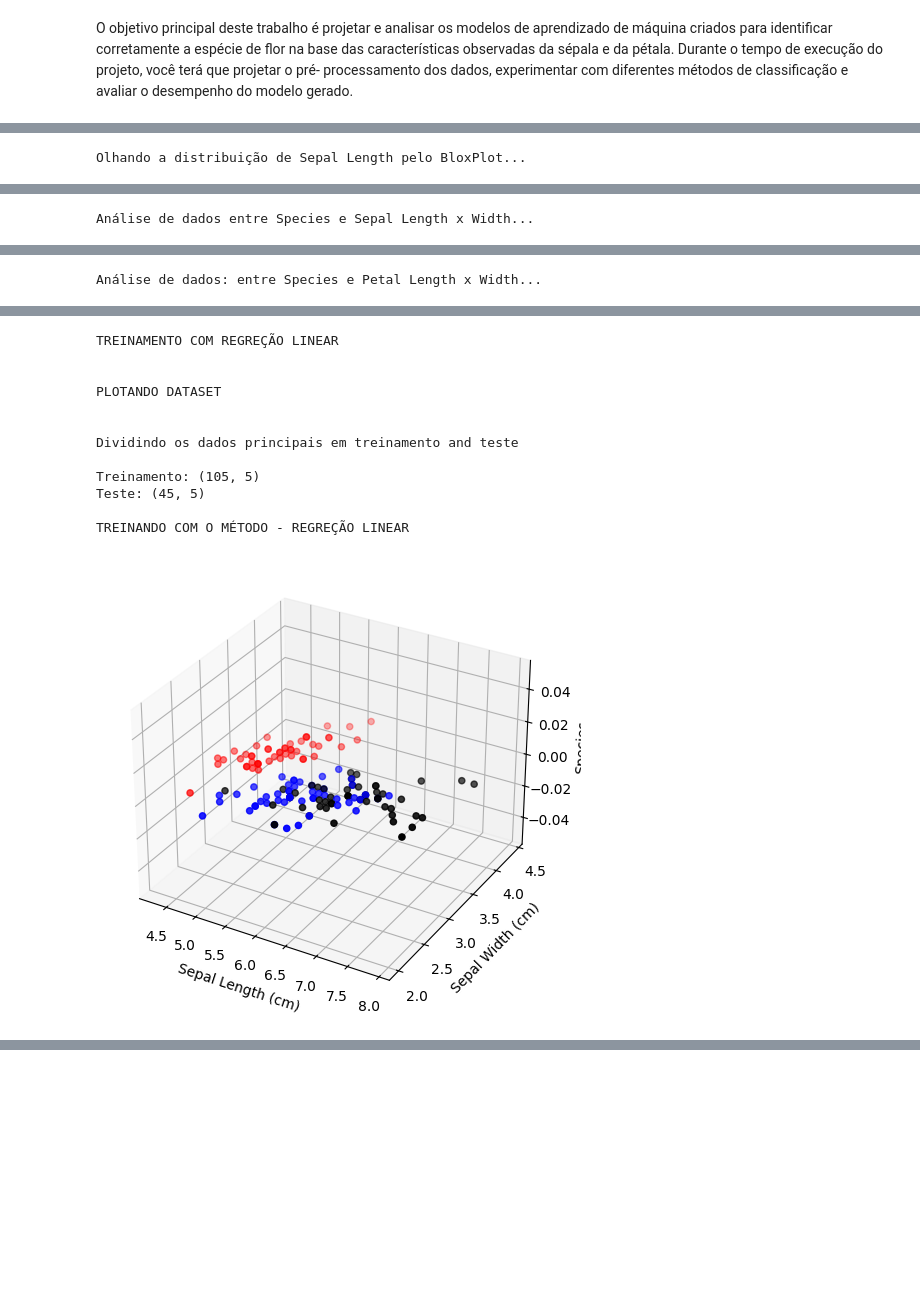
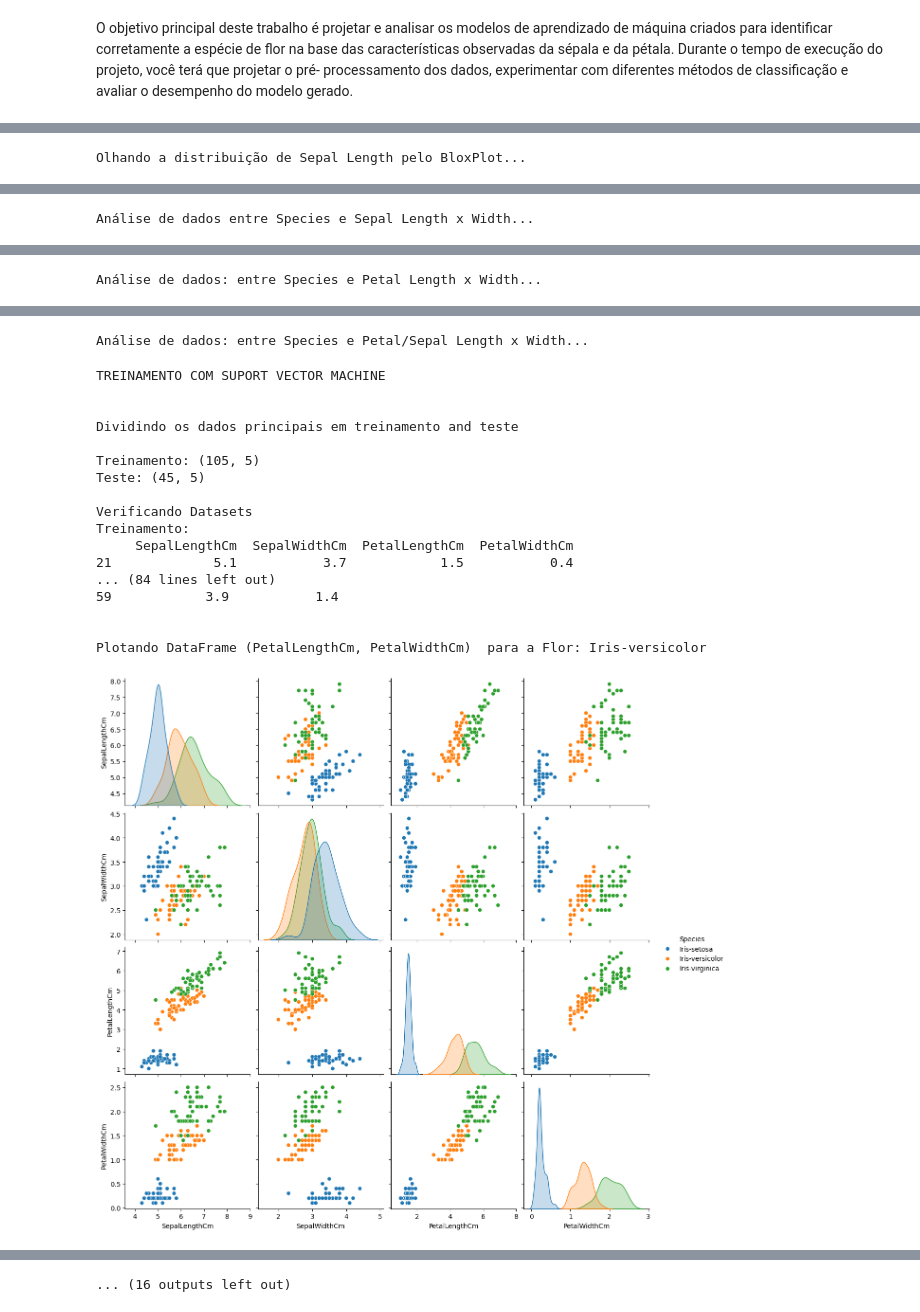
Before and after one commit to MarcusMacedo1510/curso-python-data-imc, a Jupyter notebook: trabalho_curso.ipynb, the cells around one changed output, grey strips where cells are left out. Saved outputs shown, nothing was run; the diff lists cells and outputs as text; code cells hidden in the pictures; blank space fills up the shorter version.

```diff
--- a/trabalho_curso.ipynb
+++ b/trabalho_curso.ipynb
@@ -450,45 +390,50 @@ class Iris():
 # %%
 # Programa principal
 cl = Iris()
 cl.Train()
-#cl.Treinamento_LinearRegression("Iris-virginica", "Petal")
-#cl.Teste_LinearRegression("Iris-virginica", "Petal")
-cl.Treinamento_Regressao_Linear()
+cl.Treinamento_LinearRegression("Iris-virginica", "Petal")
+cl.Teste_LinearRegression("Iris-virginica", "Petal")
 # %% [output]
 Visualizando as primeiras linhas ...
 
    SepalLengthCm  SepalWidthCm  PetalLengthCm  PetalWidthCm      Species
 0            5.1           3.5            1.4           0.2  Iris-setosa
 1            4.9           3.0            1.4           0.2  Iris-setosa
 2            4.7           3.2            1.3           0.2  Iris-setosa
 3            4.6           3.1            1.5           0.2  Iris-setosa
 4            5.0           3.6            1.4           0.2  Iris-setosa
 
 Verificando a presença de valores ausentes ...
 
 SepalLengthCm    0
 ... (34 lines left out)
 Iris-virginica     50
 Name: count, dtype: int64
 
 Olhando correlação de colunas numéricas pelo heatmap...
 [figure]
 Olhando a distribuição de Sepal Length pelo BloxPlot...
 [figure]
 Análise de dados entre Species e Sepal Length x Width...
 [figure]
 Análise de dados: entre Species e Petal Length x Width...
 [figure]
-TREINAMENTO COM REGREÇÃO LINEAR
-
-
-PLOTANDO DATASET
-
-
-Dividindo os dados principais em treinamento and teste
-
-Treinamento: (105, 5)
-Teste: (45, 5)
-
-TREINANDO COM O MÉTODO - REGREÇÃO LINEAR
+Análise de dados: entre Species e Petal/Sepal Length x Width...
+TREINAMENTO COM SUPORT VECTOR MACHINE
+
+
+Dividindo os dados principais em treinamento and teste
+
+Treinamento: (105, 5)
+Teste: (45, 5)
+
+Verificando Datasets
+Treinamento:
+     SepalLengthCm  SepalWidthCm  PetalLengthCm  PetalWidthCm
+21             5.1           3.7            1.5           0.4
+... (84 lines left out)
+59            3.9           1.4
+
+
+Plotando DataFrame (PetalLengthCm, PetalWidthCm)  para a Flor: Iris-versicolor
-[figure, old version]
+[figure, new version]
@@ -494,0 +441 @@ TREINANDO COM O MÉTODO - REGREÇÃO LINEAR
+... (16 outputs left out)
```
Also changed, not shown: parts of 2 cells of this notebook.
